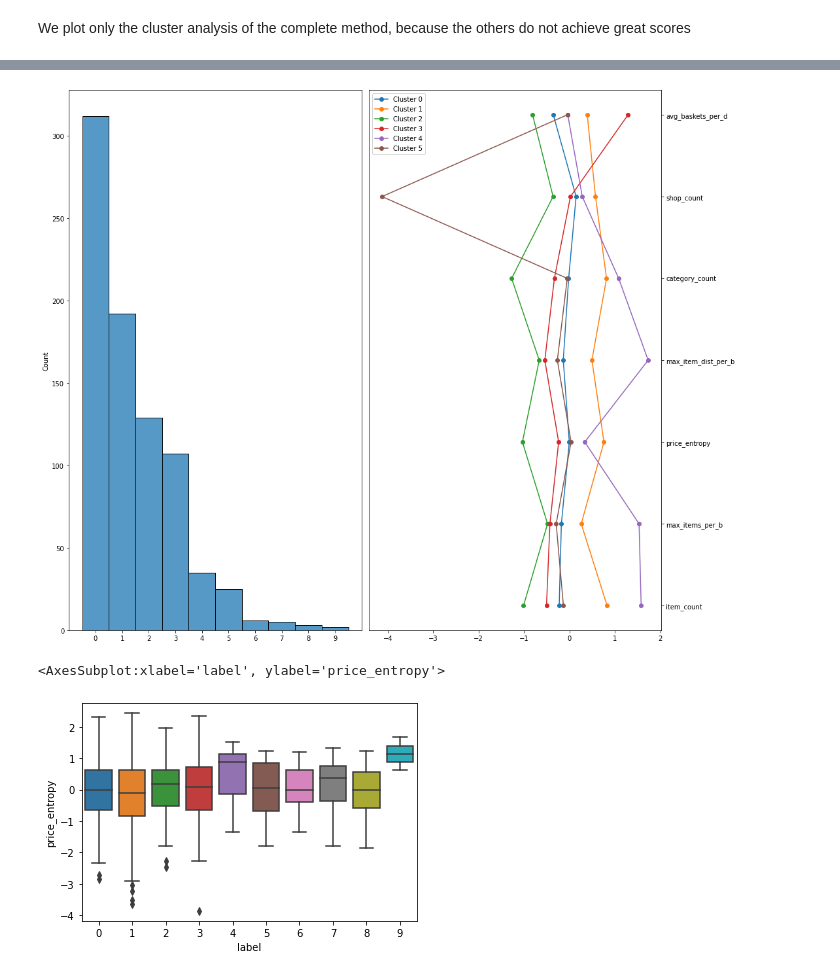
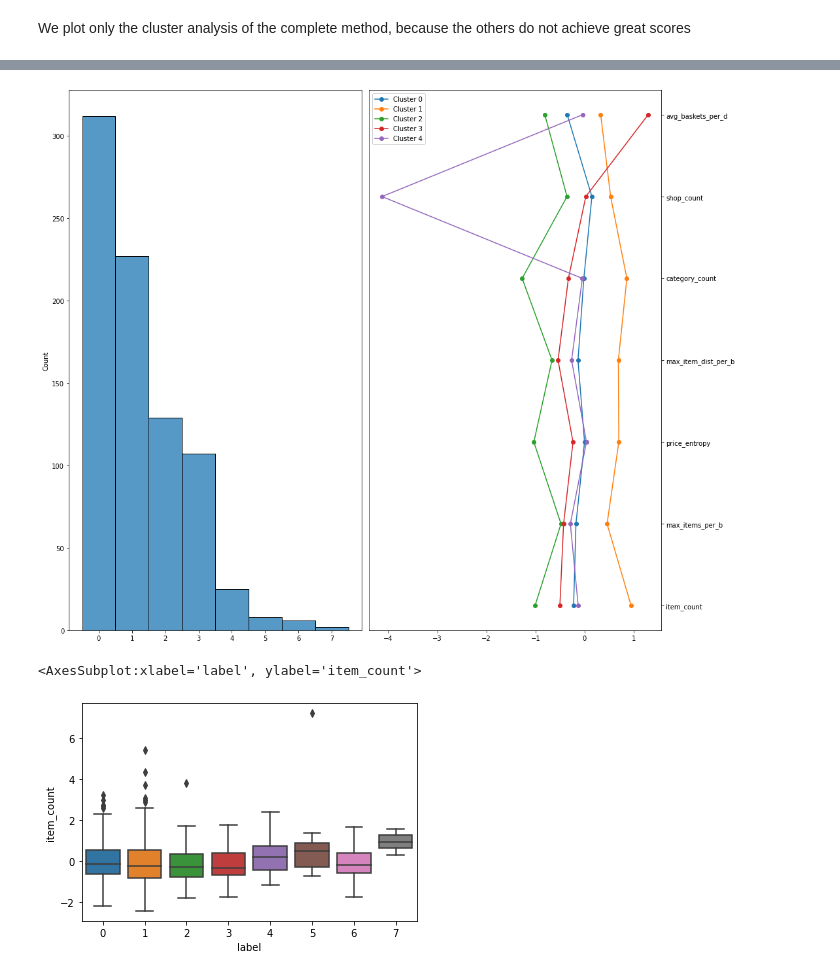
Before and after one commit to frankpietro/dm-project, a Jupyter notebook: DM_DonatiFrancaviglia_TASK2/hierarchical.ipynb, the cells around one changed output, grey strips where cells are left out. Cells and saved outputs as stored; diff of their text form; code cells hidden in the pictures.

```diff
--- a/DM_DonatiFrancaviglia_TASK2/hierarchical.ipynb
+++ b/DM_DonatiFrancaviglia_TASK2/hierarchical.ipynb
@@ -42,7 +42,7 @@ clustering_scores_df = pd.DataFrame(columns = ['silhouette', 'SSE'], dtype=float
 - centroid: metric is distance between centroids
 # %%
 methods = ['complete', 'single', 'average', 'centroid']
-best_n_clusters = 10
+best_n_clusters = 8
 # %%
 data_link_list = []
 for method in methods:
@@ -86,12 +86,12 @@ pl = show_clusters(pure_data_link_list[0], pure_clustering_df_array, pure_cluste
 pure_u_df[LAB] = pl
 pure_clustering_df[LAB] = pl
 # %% [output]
-[figure, old version]
+[figure, new version]
 # %%
-sns.boxplot(x=LAB, y=PE, data=clustering_df)
+sns.boxplot(x=LAB, y=ICNT, data=clustering_df)
 # %% [output]
-<AxesSubplot:xlabel='label', ylabel='price_entropy'>
+<AxesSubplot:xlabel='label', ylabel='item_count'>
-[figure, old version]
+[figure, new version]
 # %%
 sns.boxplot(x=LAB, y=PE, data=pure_u_df)
 # %% [output]
```
Also changed, not shown: parts of 3 cells of this notebook, 1 other file.
